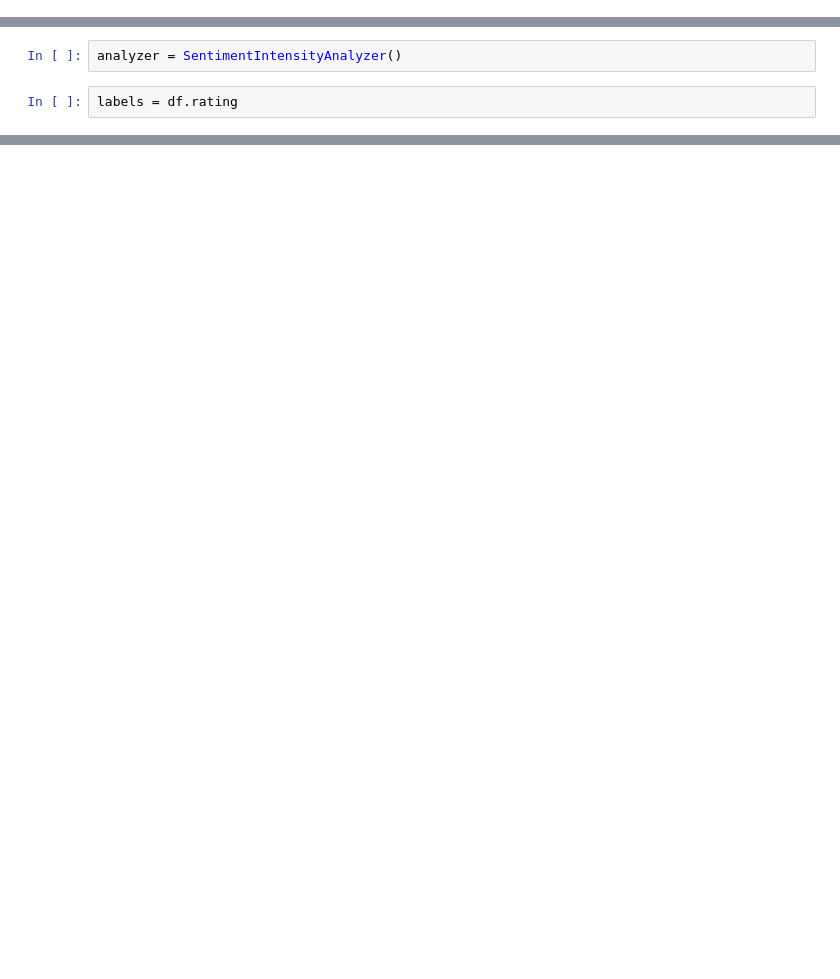
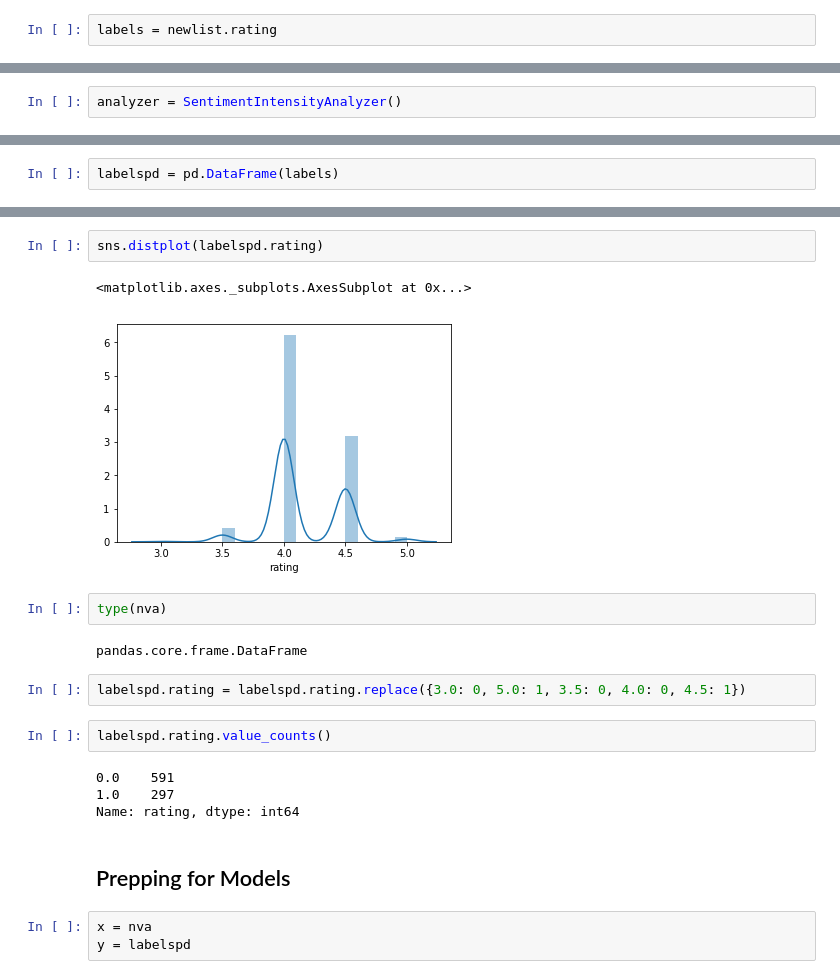
Before and after one commit to hamiltonchangcodes/project_yelp_analysis, a Jupyter notebook: NLP for Vader.ipynb, the cells around one changed output, grey strips where cells are left out. Cells and saved outputs as stored; diff of their text form; blank space fills up the shorter version.

```diff
--- a/NLP for Vader.ipynb
+++ b/NLP for Vader.ipynb
@@ -19 +37,3 @@ newlist.dropna(axis=0, how='any',inplace=True)
+# %%
+labels = newlist.rating
 # %%
@@ -26,4 +41,2 @@ from vaderSentiment.vaderSentiment import SentimentIntensityAnalyzer
 # %%
 analyzer = SentimentIntensityAnalyzer()
-# %%
-labels = df.rating
@@ -64,0 +213,2 @@ newlist.to_csv('first1000.csv')
+# %%
+labelspd = pd.DataFrame(labels)
@@ -64,0 +224,22 @@ newlist.to_csv('first1000.csv')
+# %%
+sns.distplot(labelspd.rating)
+# %% [output]
+<matplotlib.axes._subplots.AxesSubplot at 0x...>
+[figure, added]
+# %%
+type(nva)
+# %% [output]
+pandas.core.frame.DataFrame
+# %%
+labelspd.rating = labelspd.rating.replace({3.0: 0, 5.0: 1, 3.5: 0, 4.0: 0, 4.5: 1})
+# %%
+labelspd.rating.value_counts()
+# %% [output]
+0.0    591
+1.0    297
+Name: rating, dtype: int64
+# %% [markdown]
+## Prepping for Models
+# %%
+x = nva
+y = labelspd
```
Also changed, not shown: parts of 77 cells of this notebook.
